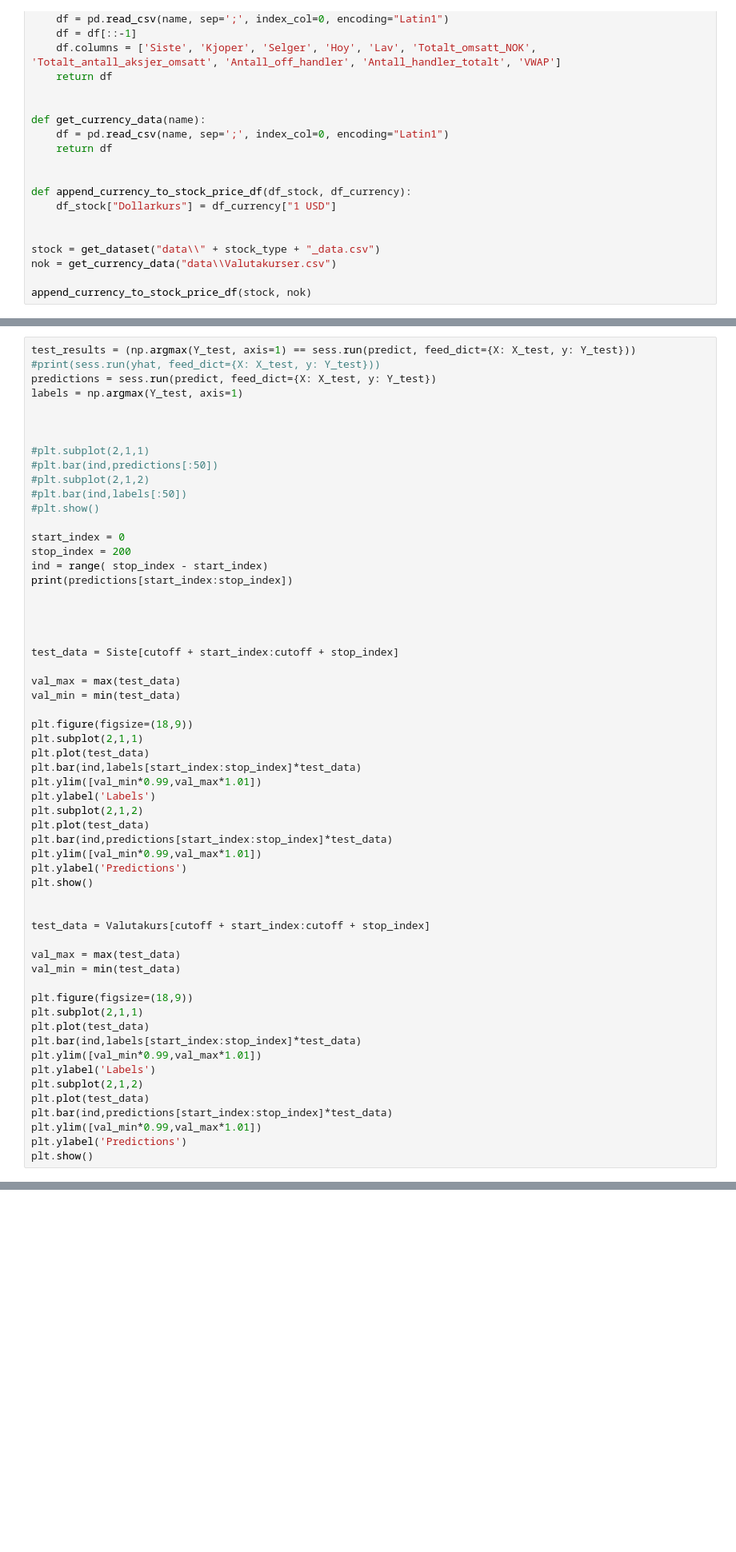
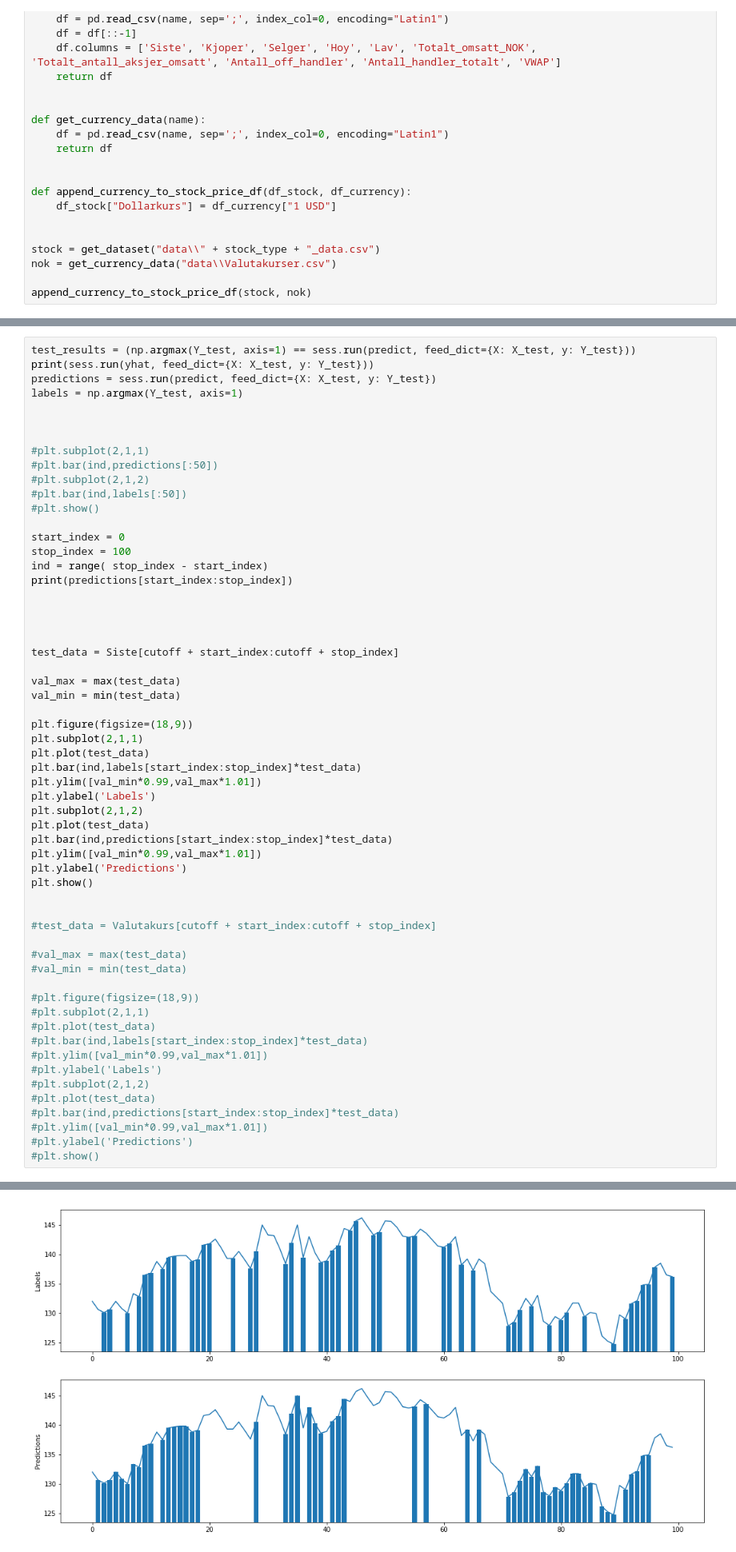
Before and after one commit to jchalvorsen/Aksjetrading, a Jupyter notebook: Tensorflow marine Harvest.ipynb, the cells around one changed output, grey strips where cells are left out. Shown at 80% size. Saved outputs shown, nothing was run; the diff lists cells and outputs as text; blank space fills up the shorter version.

```diff
--- a/Tensorflow marine Harvest.ipynb
+++ b/Tensorflow marine Harvest.ipynb
@@ -176,6 +214,6 @@ for epoch in range(epochs):
 # %%
 test_results = (np.argmax(Y_test, axis=1) == sess.run(predict, feed_dict={X: X_test, y: Y_test}))
-#print(sess.run(yhat, feed_dict={X: X_test, y: Y_test}))
+print(sess.run(yhat, feed_dict={X: X_test, y: Y_test}))
 predictions = sess.run(predict, feed_dict={X: X_test, y: Y_test})
 labels = np.argmax(Y_test, axis=1)
 
@@ -188,7 +226,7 @@ labels = np.argmax(Y_test, axis=1)
 #plt.show()
 
 start_index = 0
-stop_index = 200
+stop_index = 100
 ind = range( stop_index - start_index)
 print(predictions[start_index:stop_index])
 
@@ -214,20 +252,21 @@ plt.ylabel('Predictions')
 plt.show()
 
 
-test_data = Valutakurs[cutoff + start_index:cutoff + stop_index]
+#test_data = Valutakurs[cutoff + start_index:cutoff + stop_index]
 
-val_max = max(test_data)
-val_min = min(test_data)
+#val_max = max(test_data)
+#val_min = min(test_data)
 
-plt.figure(figsize=(18,9))
-plt.subplot(2,1,1)
-plt.plot(test_data)
-plt.bar(ind,labels[start_index:stop_index]*test_data)
-plt.ylim([val_min*0.99,val_max*1.01])
-plt.ylabel('Labels')
-plt.subplot(2,1,2)
-plt.plot(test_data)
-plt.bar(ind,predictions[start_index:stop_index]*test_data)
-plt.ylim([val_min*0.99,val_max*1.01])
-plt.ylabel('Predictions')
-plt.show()
+#plt.figure(figsize=(18,9))
+#plt.subplot(2,1,1)
+#plt.plot(test_data)
+#plt.bar(ind,labels[start_index:stop_index]*test_data)
+#plt.ylim([val_min*0.99,val_max*1.01])
+#plt.ylabel('Labels')
+#plt.subplot(2,1,2)
+#plt.plot(test_data)
+#plt.bar(ind,predictions[start_index:stop_index]*test_data)
+#plt.ylim([val_min*0.99,val_max*1.01])
+#plt.ylabel('Predictions')
+#plt.show()
+# %% [output]
@@ -234,2 +290,3 @@ plt.show()
+[figure, added]
 # %%
 sess.close()
```
Also changed, not shown: parts of 7 cells of this notebook, 1 other file.
